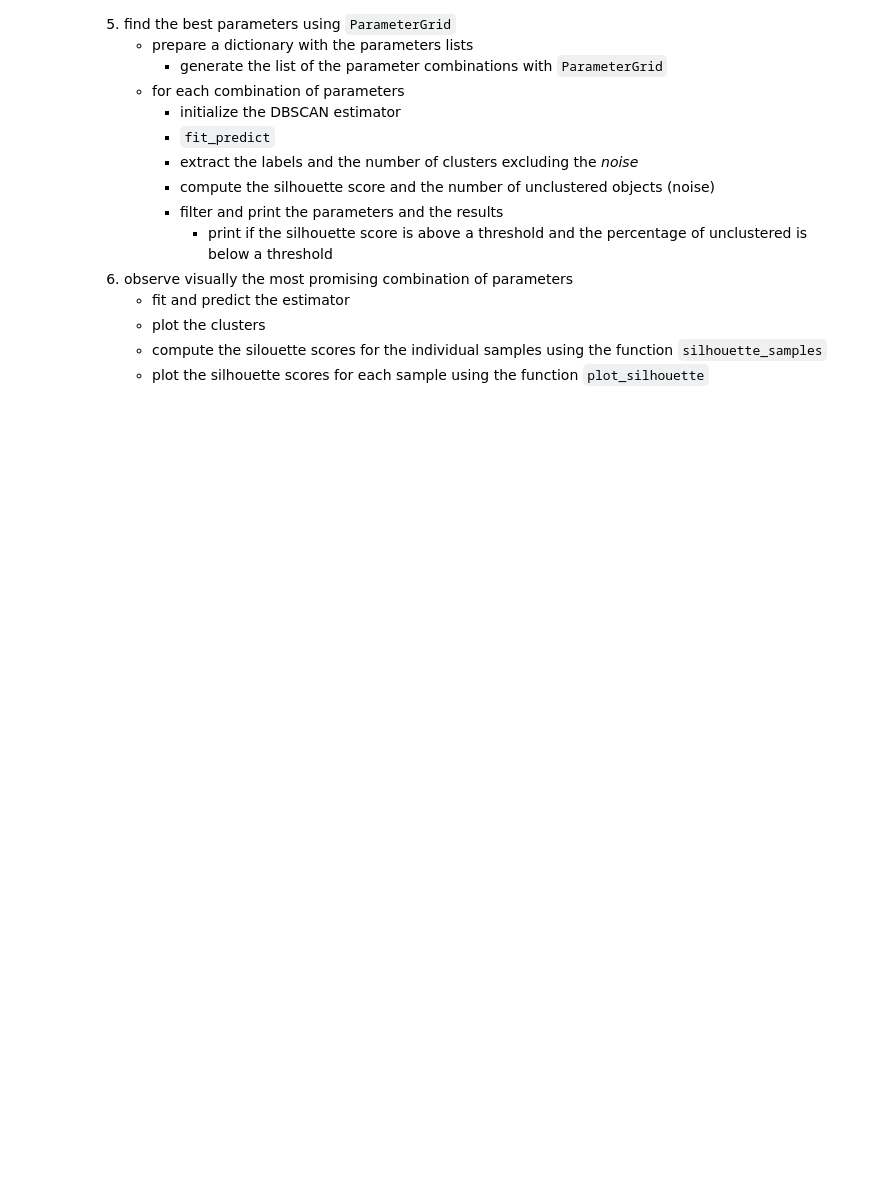
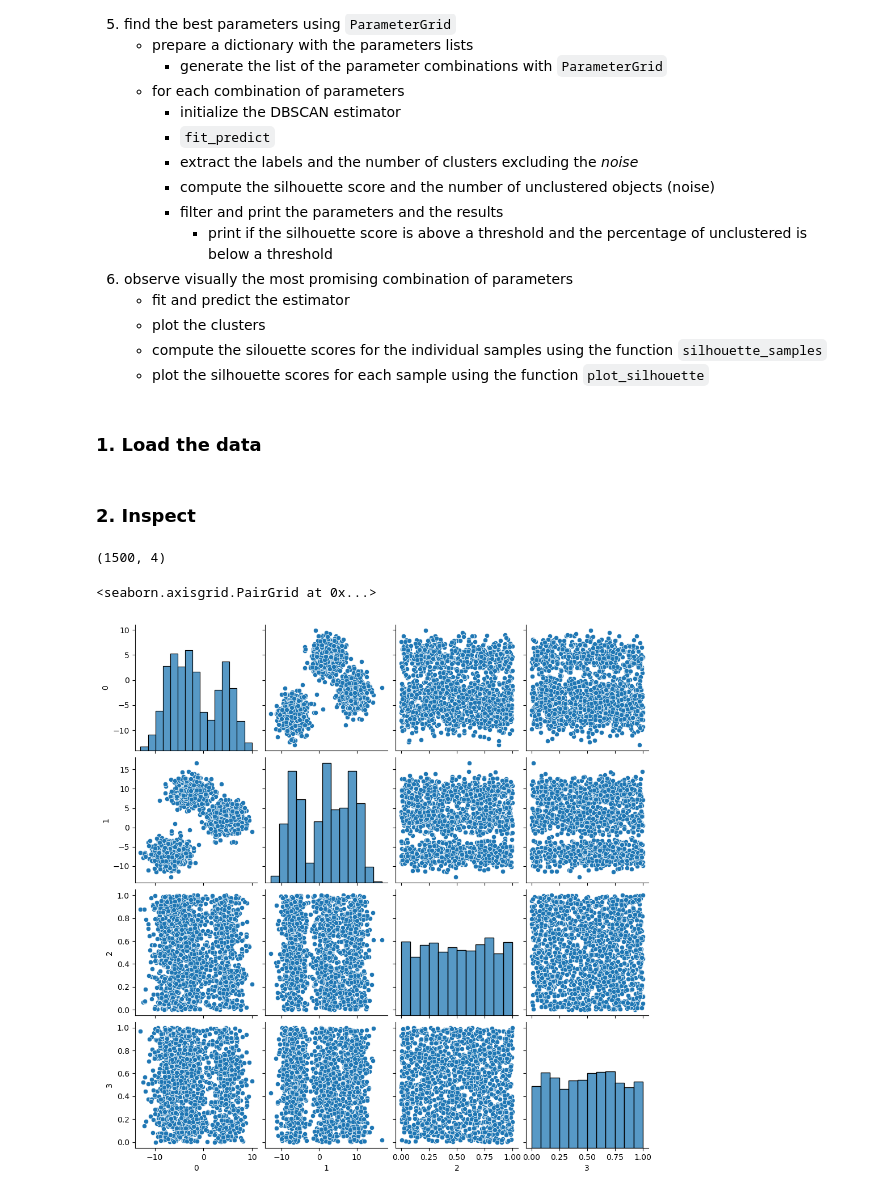
Before and after one commit to Rezashatery/clustering-DBSCAN, a Jupyter notebook: clustering-DBSCAN.ipynb, the cells around one changed output. Drawn from its saved outputs; the diff is of its cells as text; code cells hidden in the pictures; blank space fills up the shorter version.

Commit message:
observing pairplots

```diff
--- a/clustering-DBSCAN.ipynb
+++ b/clustering-DBSCAN.ipynb
@@ -96,3 +96,25 @@ def plot_clusters(X, y, dim, points,
     plt.legend()
     plt.grid()
     plt.show()
+# %% [markdown]
+### 1. Load the data
+# %%
+# data_file = 'ex1_4dim_data.csv'
+# data_file = 'ex1_4dim_mod_data.csv'
+# data_file = 'ex1_data.csv'
+data_file = 'ex1_4dim_data.csv'
+delimiter = ','
+X = np.loadtxt(data_file, delimiter = delimiter)
+# scaler = MinMaxScaler()
+# X = scaler.fit_transform(X)
+# %% [markdown]
+### 2. Inspect
+# %%
+X.shape
+# %% [output]
+(1500, 4)
+# %%
+sns.pairplot(pd.DataFrame(X))
+# %% [output]
+<seaborn.axisgrid.PairGrid at 0x...>
+[figure, added]
```
Also changed, not shown: parts of 3 cells of this notebook.
